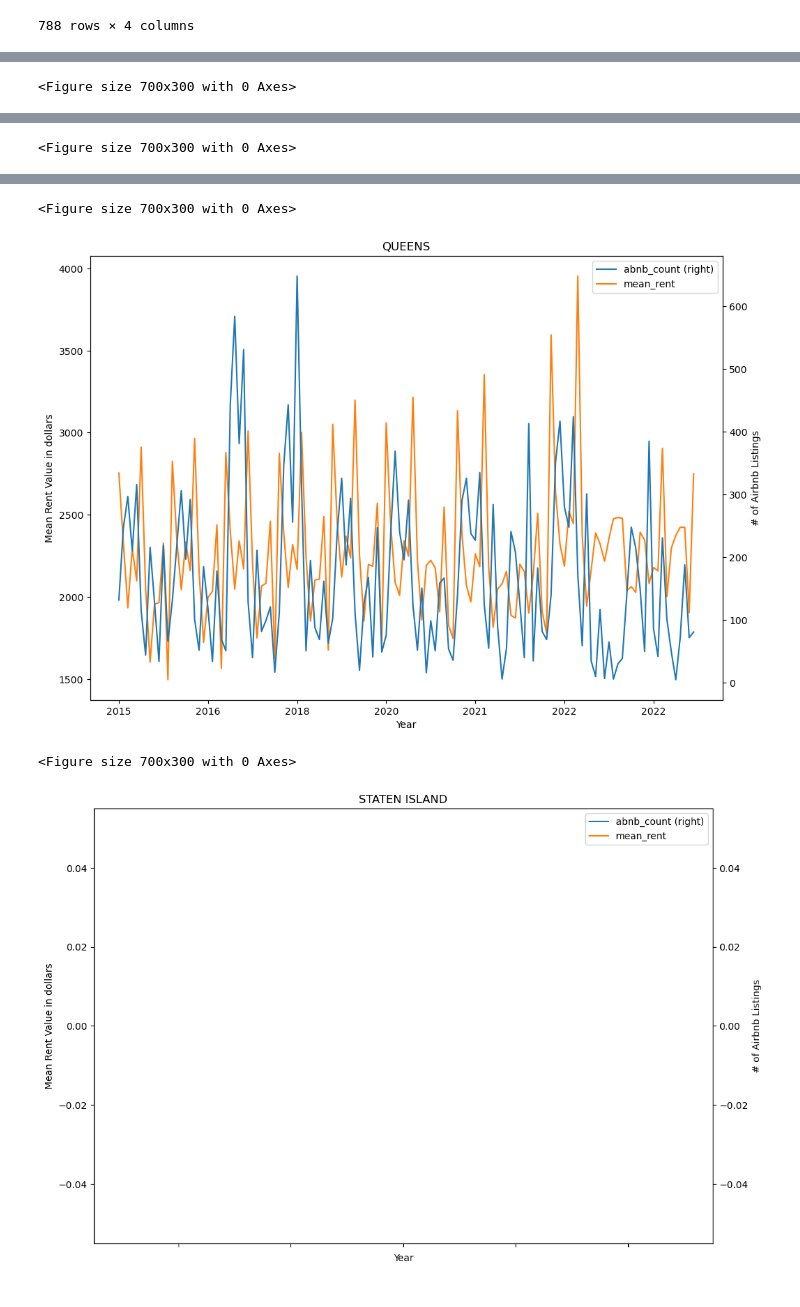
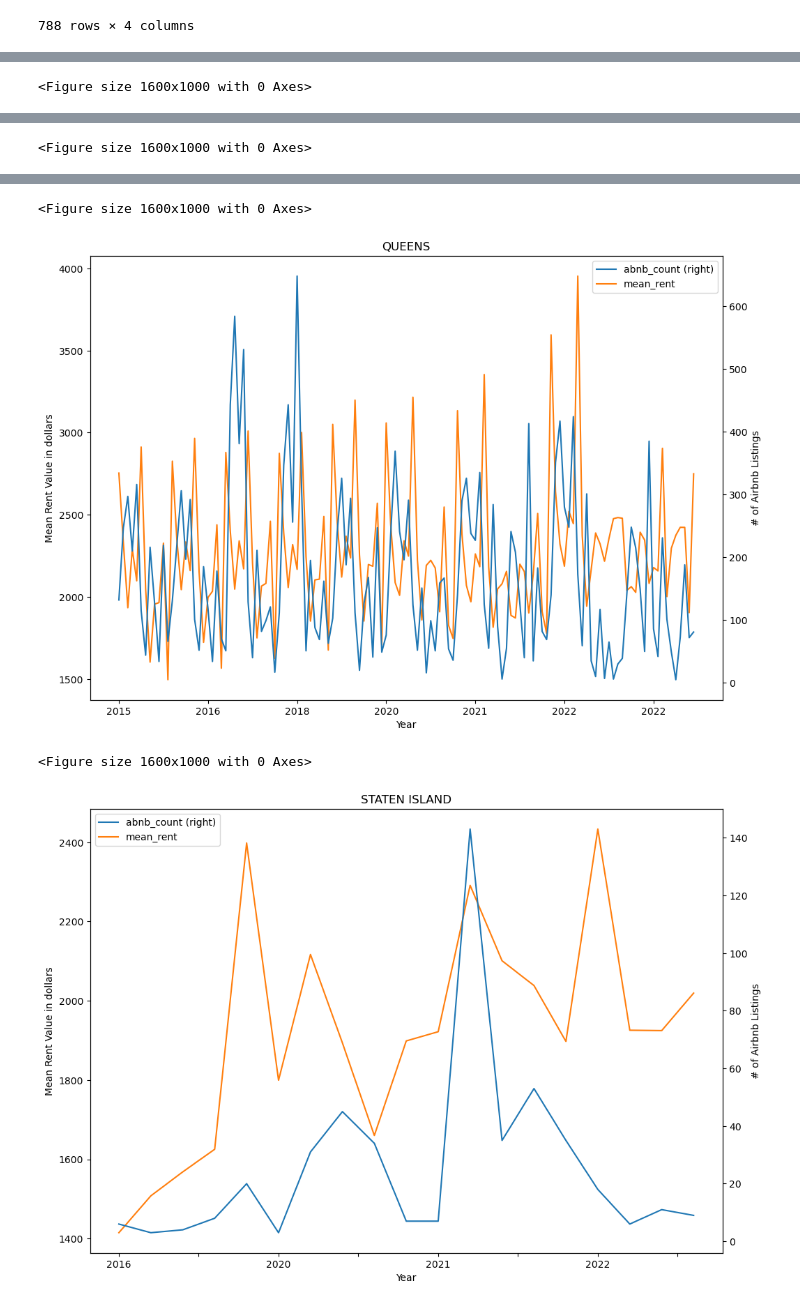
Before and after one commit to hpuma/Airbnb_Rental_Project, a Jupyter notebook: vis/inside_airbnb_eda_sergio.ipynb, the cells around one changed output, grey strips where cells are left out. Saved outputs shown, nothing was run; the diff lists cells and outputs as text; code cells hidden in the pictures.

```diff
--- a/vis/inside_airbnb_eda_sergio.ipynb
+++ b/vis/inside_airbnb_eda_sergio.ipynb
@@ -193,7 +279,7 @@ for boro in boro_list:
     pltf[pltf['borough'] == boro].plot.bar(x='year')
     plt.xlabel('Year')
     plt.ylabel('Count')
-    plt.title(boro)
+    plt.title(boro+' - Number of Vacant Housing Units vs. Number of Airbnb Listings per borough')
     plt.show()
 
 #pltf.plot.bar(x='borough')
@@ -224,7 +310,7 @@ for boro in boro_list:
     pltf[pltf['borough'] == boro].plot('year',['abnb_count','rent_median_value'], xlabel='Year'
                                        ,ylabel='Rent Value in dollars', secondary_y='abnb_count')
     plt.ylabel('# of Airbnb Listings')
-    plt.title(boro)
+    plt.title(boro+' - Median Rent Value (USD) vs. Amount of Airbnb Listings per Borough')
     plt.show()
 # %% [output]
 <Figure size 700x300 with 0 Axes>
@@ -255,5 +356,6 @@ Name: date, Length: 8736, dtype: object
 # %%
 zrent_df['time'] = pd.to_datetime(zrent_df['date']).dt.to_period('Y').astype(str)
+zrent_df['borough'] = zrent_df['borough'].replace({'STATEN_ISLAND': 'STATEN ISLAND'})
 abnb_df['time'] = pd.to_datetime(abnb_df['last_scraped']).dt.to_period('Y').astype(str)
 zrent_df = zrent_df.rename(columns={'zip_code':'zipcode'})
 # %%
@@ -318,6 +424,6 @@ pltf
 # %%
 for boro in boro_list:
-    plt.figure(figsize =(7,3))
+    plt.figure(figsize =(16,10))
     pltf[pltf['borough'] == boro].plot('time',['abnb_count','mean_rent'], xlabel='Year'
                                        ,ylabel='Mean Rent Value in dollars', secondary_y='abnb_count')
     plt.ylabel('# of Airbnb Listings')
@@ -328,9 +434,9 @@ for boro in boro_list:
 [figure]
-<Figure size 700x300 with 0 Axes>
+<Figure size 1600x1000 with 0 Axes>
 [figure]
-<Figure size 700x300 with 0 Axes>
+<Figure size 1600x1000 with 0 Axes>
 [figure]
-<Figure size 700x300 with 0 Axes>
+<Figure size 1600x1000 with 0 Axes>
 [figure]
-<Figure size 700x300 with 0 Axes>
+<Figure size 1600x1000 with 0 Axes>
-[figure, old version]
+[figure, new version]
```
Also changed, not shown: parts of 18 cells of this notebook, 1 other file.
